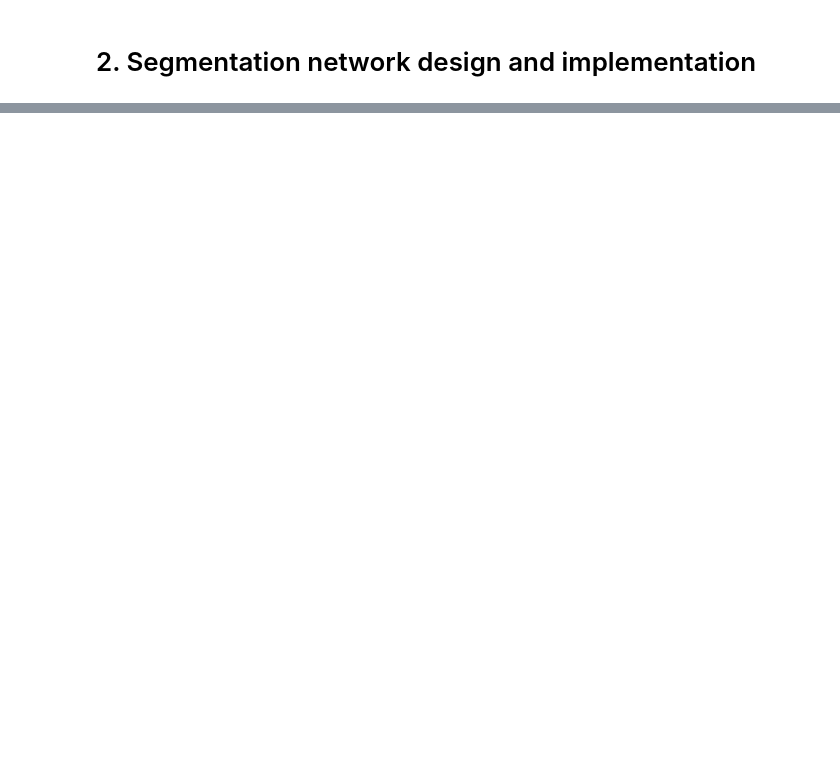
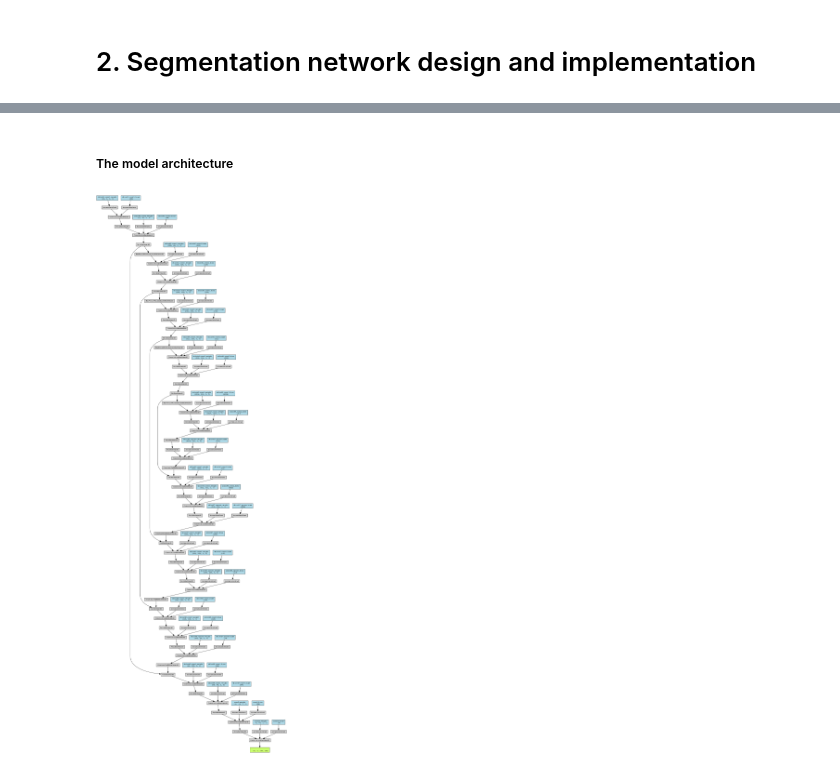
Before and after one commit to JorgeIvanJH/U-Net-Segmentation, a Jupyter notebook: notebook_jorge.ipynb, the cells around one changed output, grey strips where cells are left out. Saved outputs shown, nothing was run; the diff lists cells and outputs as text; code cells hidden in the pictures; blank space fills up the shorter version.

```diff
--- a/notebook_jorge.ipynb
+++ b/notebook_jorge.ipynb
@@ -256,0 +139,12 @@ torch.Size([1, 23, 96, 128])
+# %% [markdown]
+##### The model architecture
+# %%
+
+
+dot = torchviz.make_dot(output, params=dict(model.named_parameters()))
+dot.format = 'png'
+dot.render("nn_graph")
+from IPython.display import Image
+Image("nn_graph.png")
+# %% [output]
+[figure, added]
```
Also changed, not shown: parts of 8 cells of this notebook, 2 other files.
